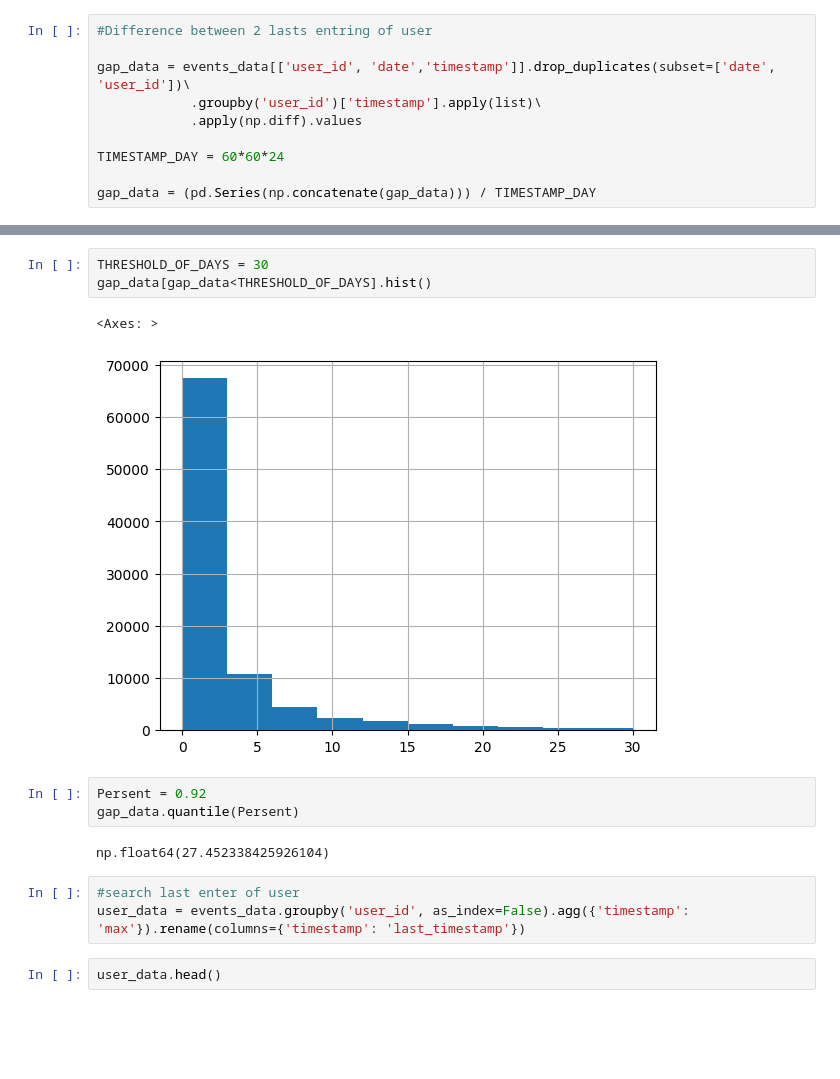
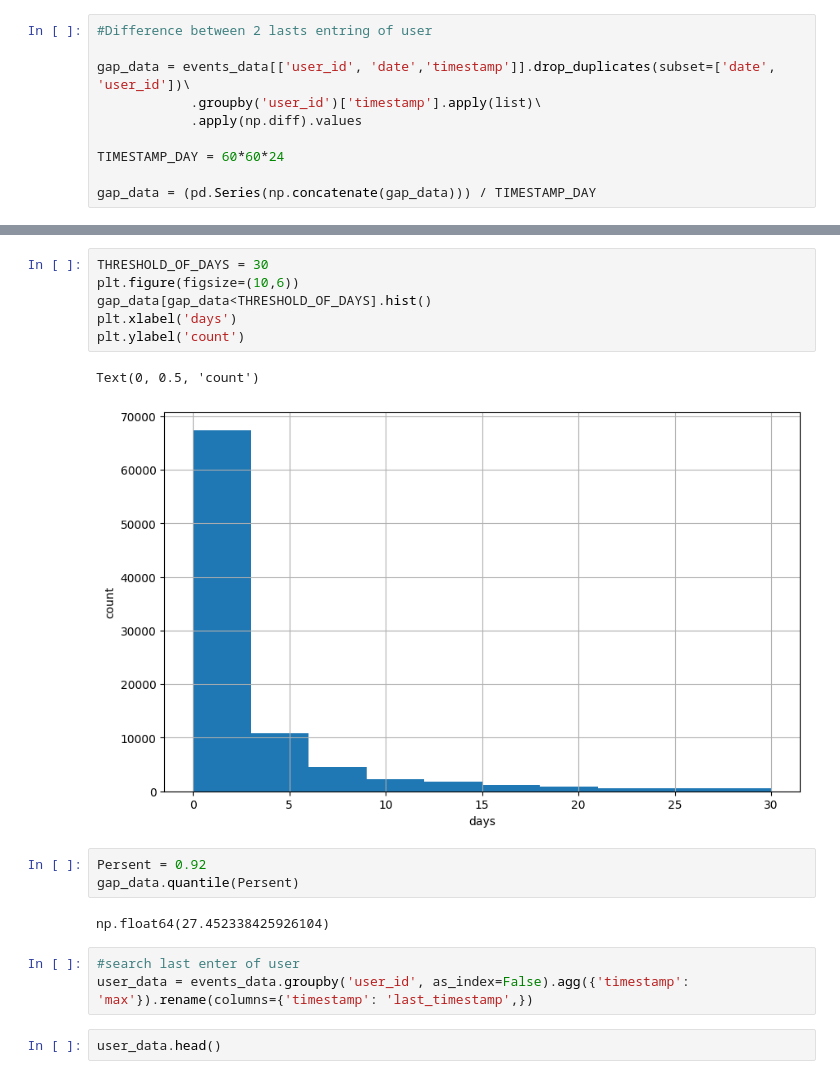
Before and after one commit to fydenn/Course-Completion-Prediction, a Jupyter notebook: ml_contest.ipynb, the cells around one changed output, grey strips where cells are left out. Saved outputs shown, nothing was run; the diff lists cells and outputs as text; blank space fills up the shorter version.

```diff
--- a/ml_contest.ipynb
+++ b/ml_contest.ipynb
@@ -144,9 +175,12 @@ gap_data = (pd.Series(np.concatenate(gap_data))) / TIMESTAMP_DAY
 # %%
 THRESHOLD_OF_DAYS = 30
+plt.figure(figsize=(10,6))
 gap_data[gap_data<THRESHOLD_OF_DAYS].hist()
+plt.xlabel('days')
+plt.ylabel('count')
 # %% [output]
-<Axes: >
+Text(0, 0.5, 'count')
-[figure, old version]
+[figure, new version]
 # %%
 Persent = 0.92
 gap_data.quantile(Persent)
@@ -154,7 +188,7 @@ gap_data.quantile(Persent)
 np.float64(27.452338425926104)
 # %%
 #search last enter of user
-user_data = events_data.groupby('user_id', as_index=False).agg({'timestamp': 'max'}).rename(columns={'timestamp': 'last_timestamp'})
+user_data = events_data.groupby('user_id', as_index=False).agg({'timestamp': 'max'}).rename(columns={'timestamp': 'last_timestamp',})
 # %%
 user_data.head()
 # %% [output]
```
Also changed, not shown: parts of 8 cells of this notebook.
